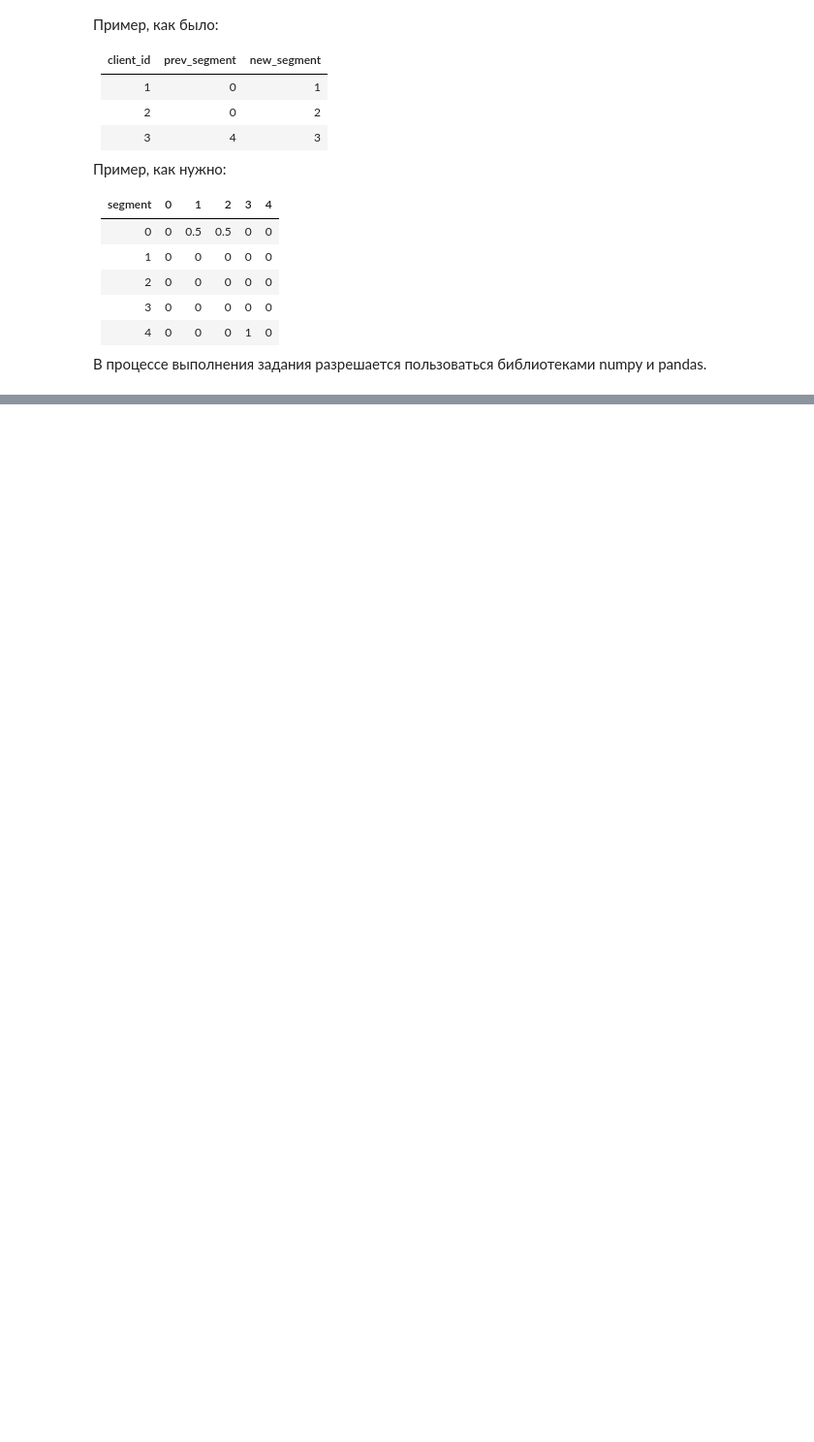
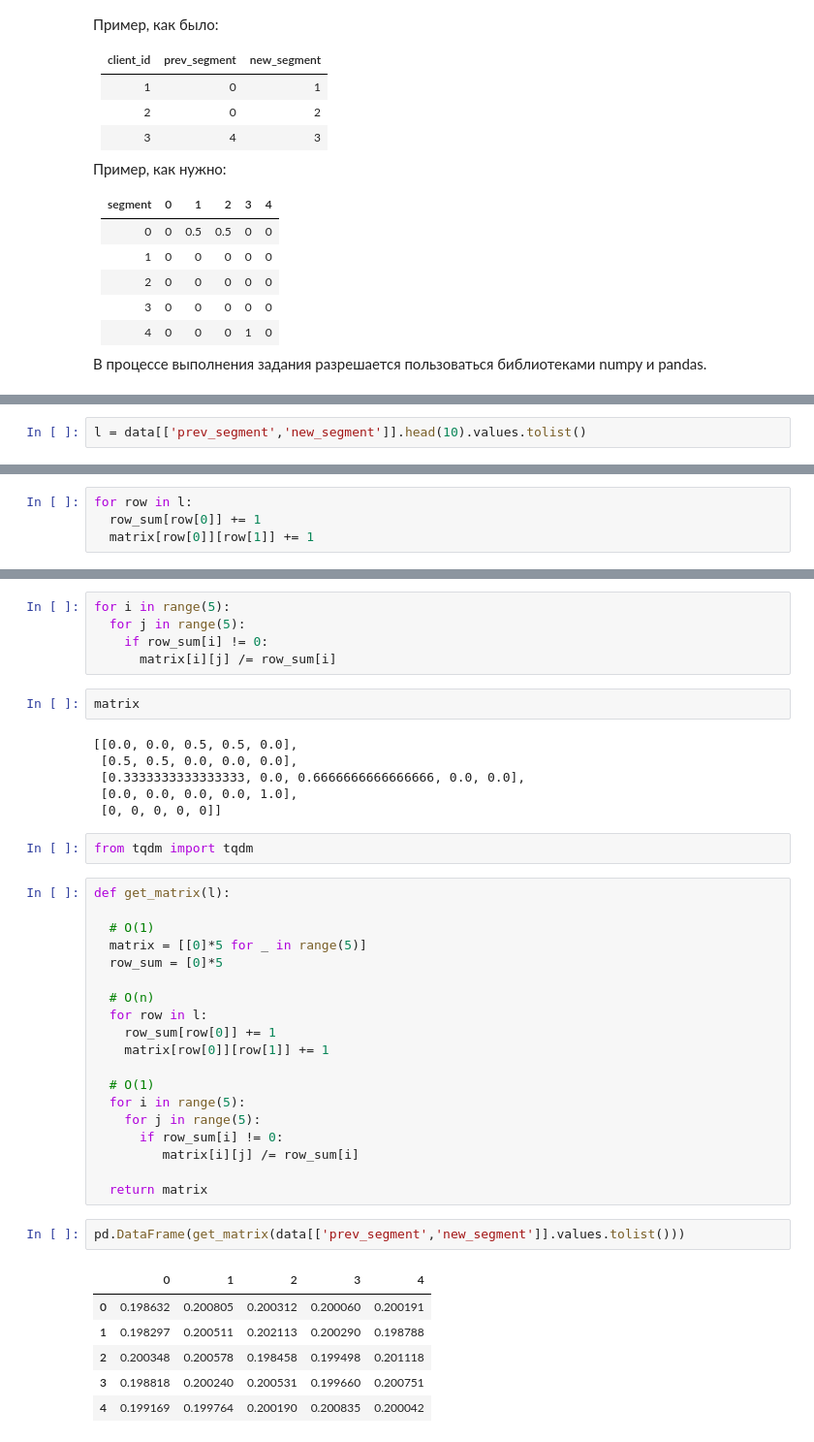
Before and after one commit to SergeyB81/Portfolio-DS, a Jupyter notebook: Тестовое CG/Bank-62-68/bank_ds_trainee_test_case.ipynb, the cells around one changed output, grey strips where cells are left out. Shown at 97% size. Cells and saved outputs as stored; diff of their text form; blank space fills up the shorter version.

```diff
--- a/Тестовое CG/Bank-62-68/bank_ds_trainee_test_case.ipynb
+++ b/Тестовое CG/Bank-62-68/bank_ds_trainee_test_case.ipynb
@@ -1125,0 +1184,2 @@ segment |0 | 1 | 2 | 3 | 4
+# %%
+l = data[['prev_segment','new_segment']].head(10).values.tolist()
@@ -1125,0 +1199,4 @@ segment |0 | 1 | 2 | 3 | 4
+# %%
+for row in l:
+  row_sum[row[0]] += 1
+  matrix[row[0]][row[1]] += 1
@@ -1125,0 +1215,43 @@ segment |0 | 1 | 2 | 3 | 4
+# %%
+for i in range(5):
+  for j in range(5):
+    if row_sum[i] != 0:
+      matrix[i][j] /= row_sum[i]
+# %%
+matrix
+# %% [output]
+[[0.0, 0.0, 0.5, 0.5, 0.0],
+ [0.5, 0.5, 0.0, 0.0, 0.0],
+ [0.3333333333333333, 0.0, 0.6666666666666666, 0.0, 0.0],
+ [0.0, 0.0, 0.0, 0.0, 1.0],
+ [0, 0, 0, 0, 0]]
+# %%
+from tqdm import tqdm
+# %%
+def get_matrix(l):
+
+  # O(1)
+  matrix = [[0]*5 for _ in range(5)]
+  row_sum = [0]*5
+
+  # O(n)
+  for row in l:
+    row_sum[row[0]] += 1
+    matrix[row[0]][row[1]] += 1
+
+  # O(1)
+  for i in range(5):
+    for j in range(5):
+      if row_sum[i] != 0:
+         matrix[i][j] /= row_sum[i]
+
+  return matrix
+# %%
+pd.DataFrame(get_matrix(data[['prev_segment','new_segment']].values.tolist()))
+# %% [output]
+|  | 0 | 1 | 2 | 3 | 4 |
+| 0 | 0.198632 | 0.200805 | 0.200312 | 0.200060 | 0.200191 |
+| 1 | 0.198297 | 0.200511 | 0.202113 | 0.200290 | 0.198788 |
+| 2 | 0.200348 | 0.200578 | 0.198458 | 0.199498 | 0.201118 |
+| 3 | 0.198818 | 0.200240 | 0.200531 | 0.199660 | 0.200751 |
+| 4 | 0.199169 | 0.199764 | 0.200190 | 0.200835 | 0.200042 |
```
Also changed, not shown: parts of 24 cells of this notebook.
